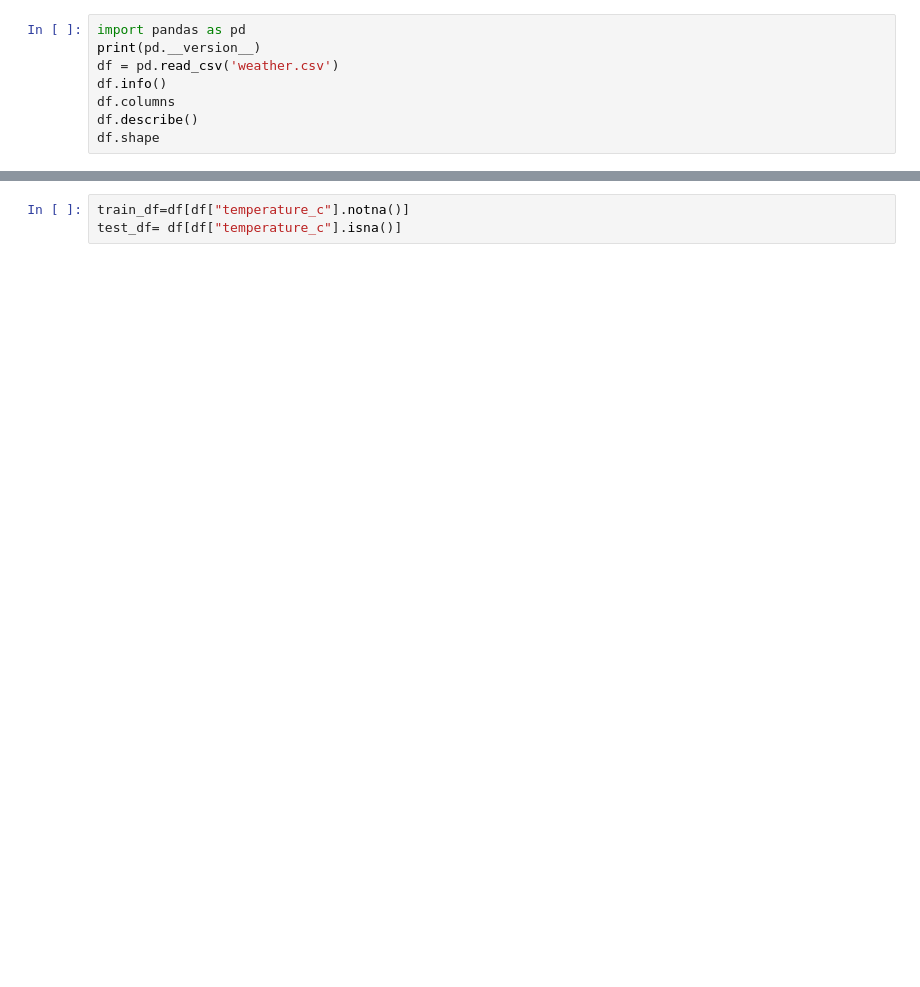
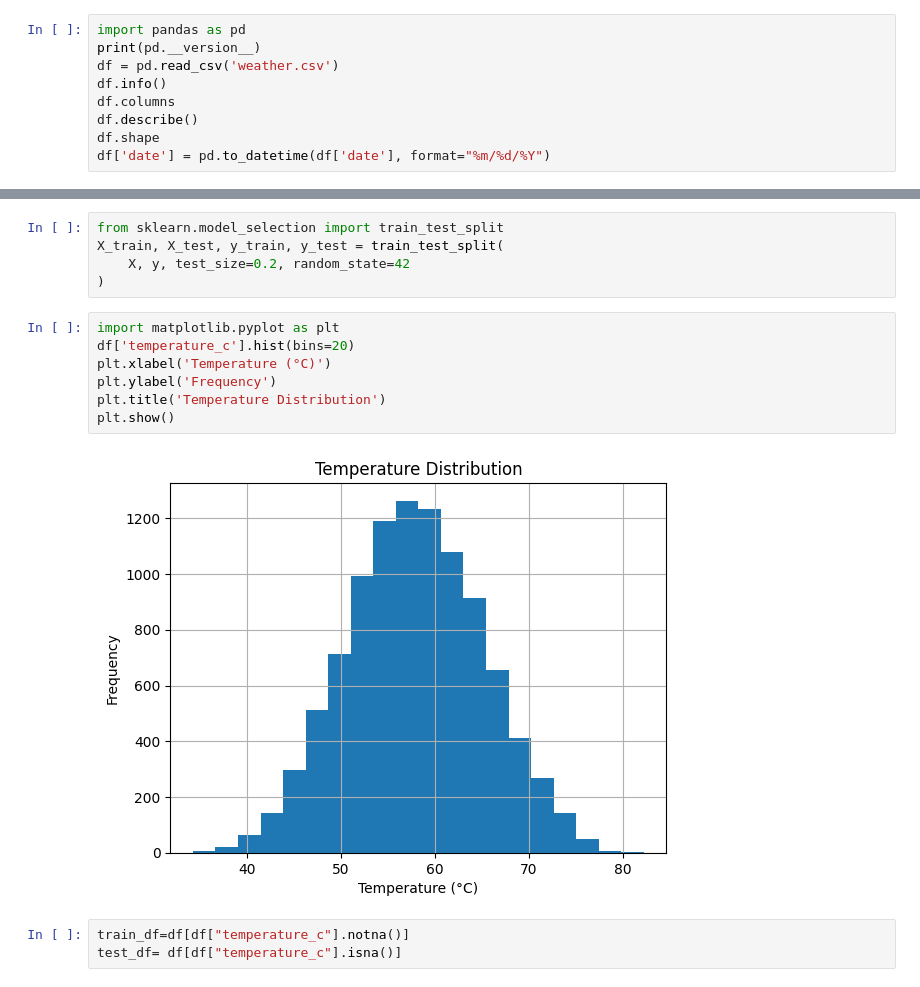
Before and after one commit to harshithareddy1001/MachineLearning_workspace, a Jupyter notebook: numpy_pandas/weather_model.ipynb, the cells around one changed output, grey strips where cells are left out. Saved outputs shown, nothing was run; the diff lists cells and outputs as text; blank space fills up the shorter version.

```diff
--- a/numpy_pandas/weather_model.ipynb
+++ b/numpy_pandas/weather_model.ipynb
@@ -6,6 +6,7 @@ df.info()
 df.columns
 df.describe()
 df.shape
+df['date'] = pd.to_datetime(df['date'], format="%m/%d/%Y")
 # %% [output]
 3.0.0
 <class 'pandas.DataFrame'>
@@ -38,4 +38,18 @@ temperature_c          38
 dtype: int64
+# %%
+from sklearn.model_selection import train_test_split
+X_train, X_test, y_train, y_test = train_test_split(
+    X, y, test_size=0.2, random_state=42
+)
+# %%
+import matplotlib.pyplot as plt
+df['temperature_c'].hist(bins=20)
+plt.xlabel('Temperature (°C)')
+plt.ylabel('Frequency')
+plt.title('Temperature Distribution')
+plt.show()
+# %% [output]
+[figure, added]
 # %%
 train_df=df[df["temperature_c"].notna()]
 test_df= df[df["temperature_c"].isna()]
```
Also changed, not shown: parts of 9 cells of this notebook, 8 other files.
